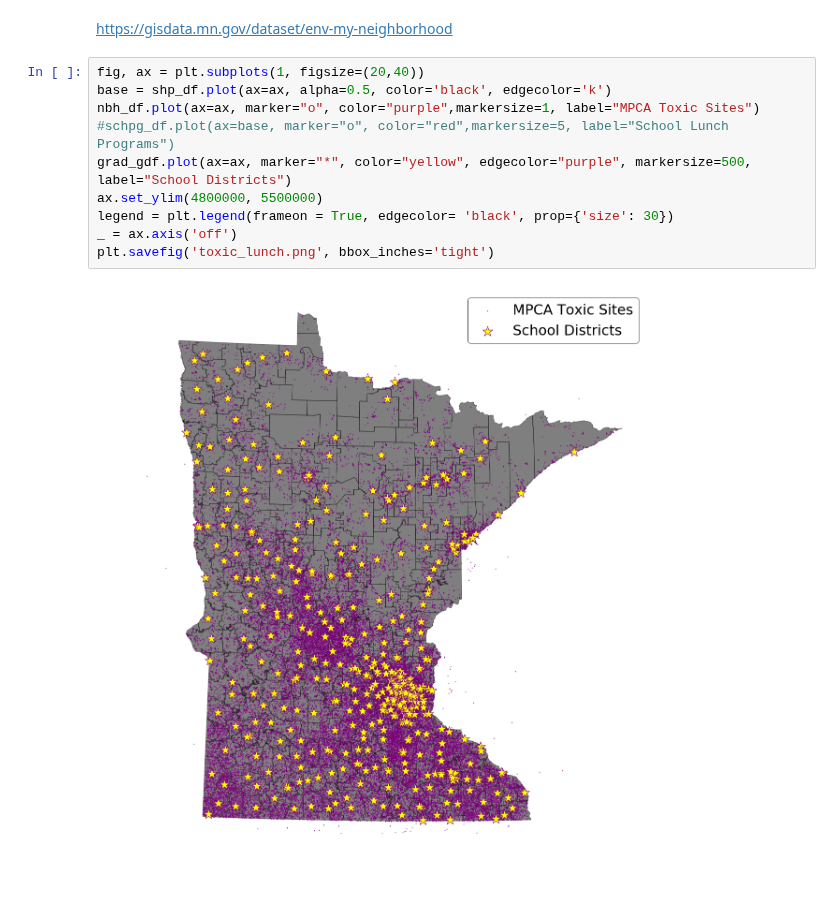
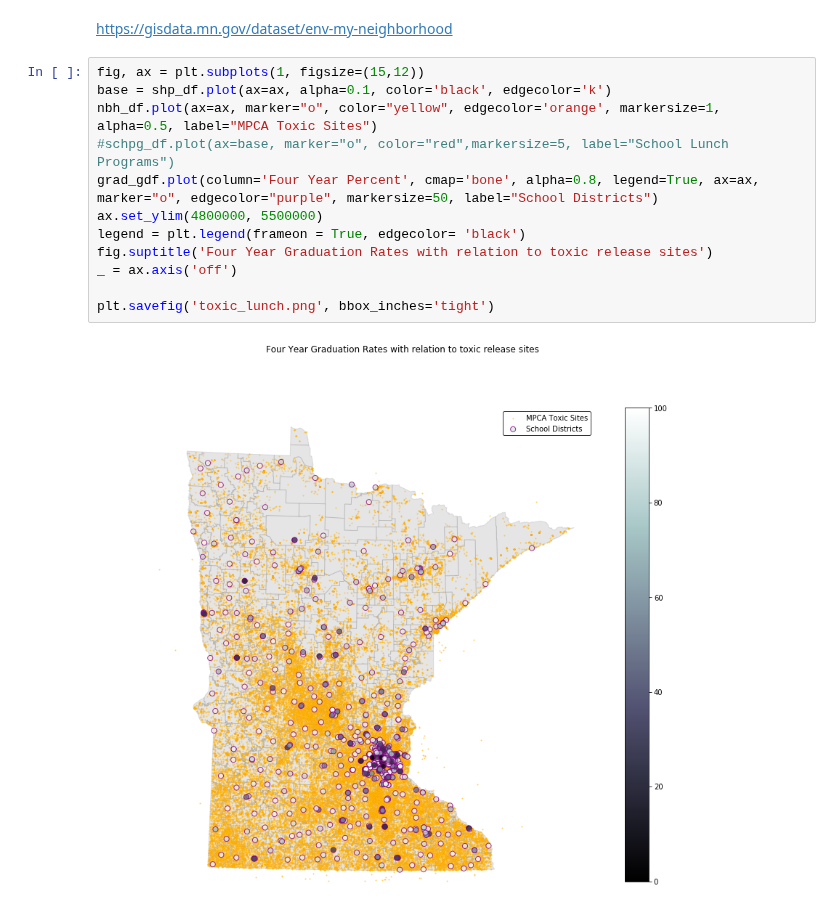
Before and after one commit to alvern/Group_Project_Grad_Rates, a Jupyter notebook: andy_final.ipynb, the cells around one changed output. Cells and saved outputs as stored; diff of their text form; blank space fills up the shorter version.

```diff
--- a/andy_final.ipynb
+++ b/andy_final.ipynb
@@ -51,14 +35,16 @@ nbh_df = gpd.read_file(file)
 # %% [markdown]
 https://gisdata.mn.gov/dataset/env-my-neighborhood
 # %%
-fig, ax = plt.subplots(1, figsize=(20,40))
-base = shp_df.plot(ax=ax, alpha=0.5, color='black', edgecolor='k')
-nbh_df.plot(ax=ax, marker="o", color="purple",markersize=1, label="MPCA Toxic Sites")
+fig, ax = plt.subplots(1, figsize=(15,12))
+base = shp_df.plot(ax=ax, alpha=0.1, color='black', edgecolor='k')
+nbh_df.plot(ax=ax, marker="o", color="yellow", edgecolor='orange', markersize=1, alpha=0.5, label="MPCA Toxic Sites")
 #schpg_df.plot(ax=base, marker="o", color="red",markersize=5, label="School Lunch Programs")
-grad_gdf.plot(ax=ax, marker="*", color="yellow", edgecolor="purple", markersize=500, label="School Districts")
+grad_gdf.plot(column='Four Year Percent', cmap='bone', alpha=0.8, legend=True, ax=ax, marker="o", edgecolor="purple", markersize=50, label="School Districts")
 ax.set_ylim(4800000, 5500000)
-legend = plt.legend(frameon = True, edgecolor= 'black', prop={'size': 30})
+legend = plt.legend(frameon = True, edgecolor= 'black')
+fig.suptitle('Four Year Graduation Rates with relation to toxic release sites')
 _ = ax.axis('off')
+
 plt.savefig('toxic_lunch.png', bbox_inches='tight')
 # %% [output]
-[figure, old version]
+[figure, new version]
```
Also changed, not shown: parts of 7 cells of this notebook, 1 other file.
